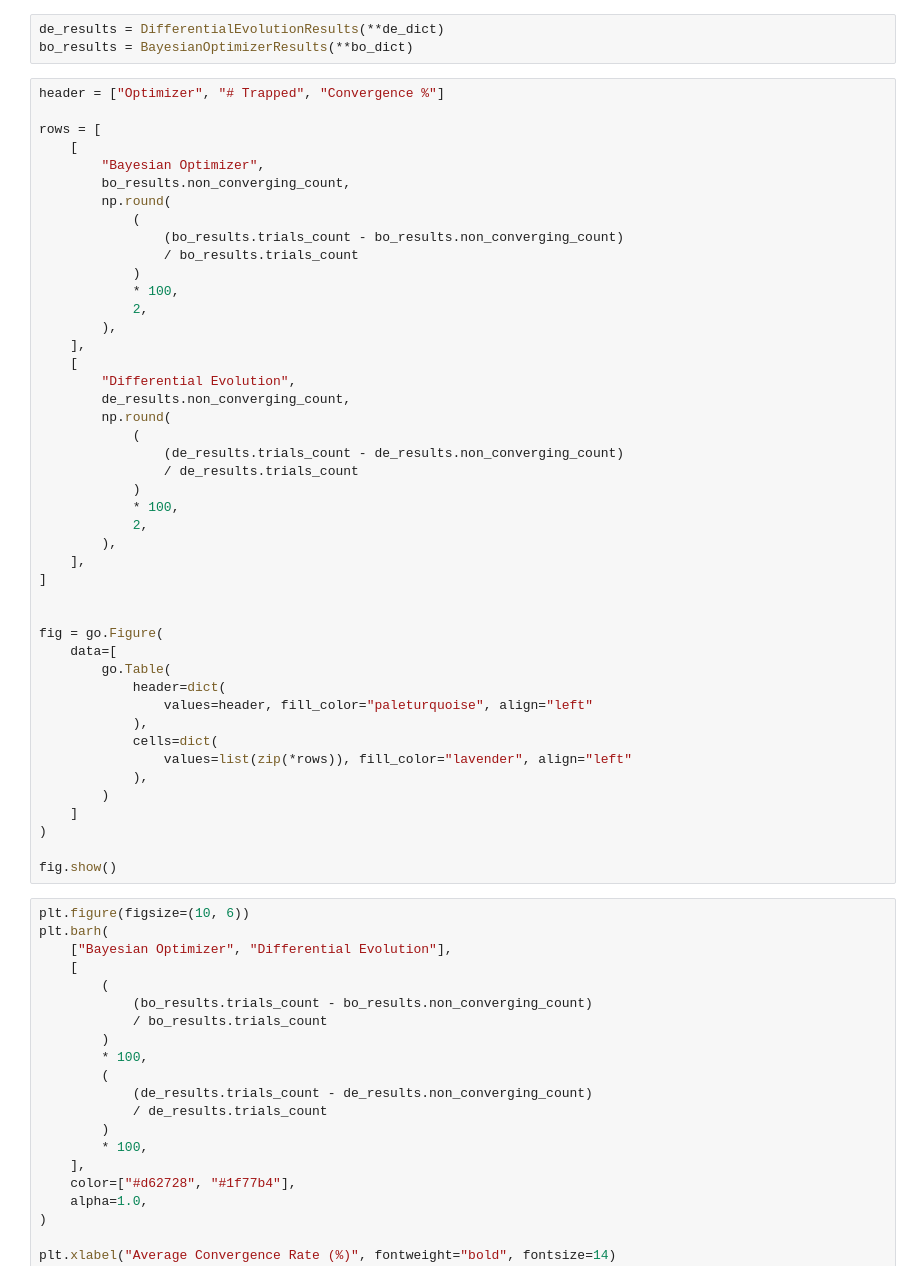
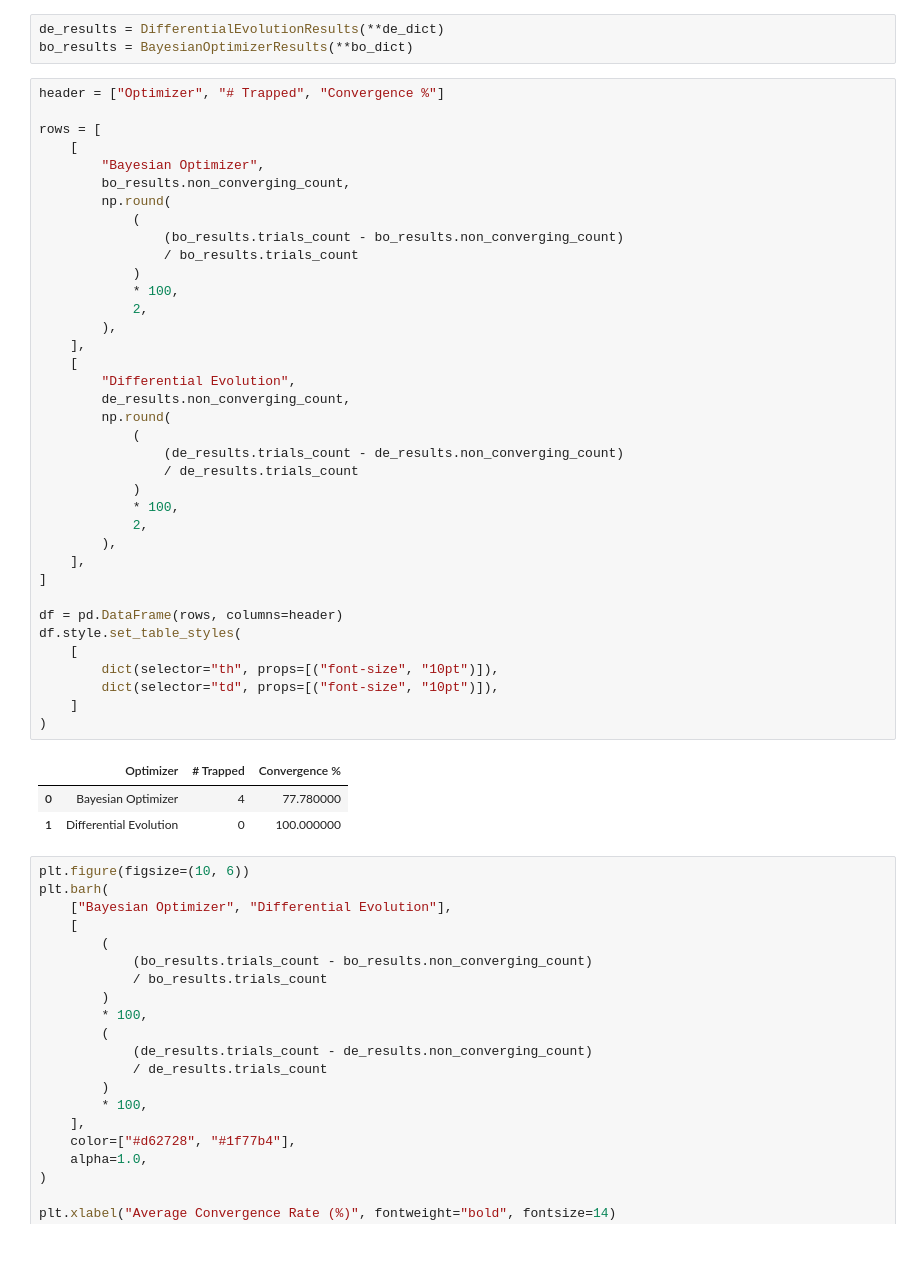
Before and after one commit to alibustami/PID-Tuning-for-Motion-Optimization, a Jupyter notebook: evaluation/rq1.ipynb, the cells around one changed output. Drawn from its saved outputs; the diff is of its cells as text; blank space fills up the shorter version.

Commit message:
change from sns tables to pd

```diff
--- a/evaluation/rq1.ipynb
+++ b/evaluation/rq1.ipynb
@@ -54,46 +55,42 @@ header = ["Optimizer", "# Trapped", "Convergence %"]
 
 rows = [
     [
         "Bayesian Optimizer",
         bo_results.non_converging_count,
         np.round(
             (
                 (bo_results.trials_count - bo_results.non_converging_count)
                 / bo_results.trials_count
             )
             * 100,
             2,
         ),
     ],
     [
         "Differential Evolution",
         de_results.non_converging_count,
         np.round(
             (
                 (de_results.trials_count - de_results.non_converging_count)
                 / de_results.trials_count
             )
             * 100,
             2,
         ),
     ],
 ]
 
-
-fig = go.Figure(
-    data=[
-        go.Table(
-            header=dict(
-                values=header, fill_color="paleturquoise", align="left"
-            ),
-            cells=dict(
-                values=list(zip(*rows)), fill_color="lavender", align="left"
-            ),
-        )
+df = pd.DataFrame(rows, columns=header)
+df.style.set_table_styles(
+    [
+        dict(selector="th", props=[("font-size", "10pt")]),
+        dict(selector="td", props=[("font-size", "10pt")]),
     ]
 )
-
-fig.show()
+# %% [output]
+|  | Optimizer | # Trapped | Convergence % |
+| 0 | Bayesian Optimizer | 4 | 77.780000 |
+| 1 | Differential Evolution | 0 | 100.000000 |
 # %%
 plt.figure(figsize=(10, 6))
 plt.barh(
```
Also changed, not shown: parts of 1 cell of this notebook.
